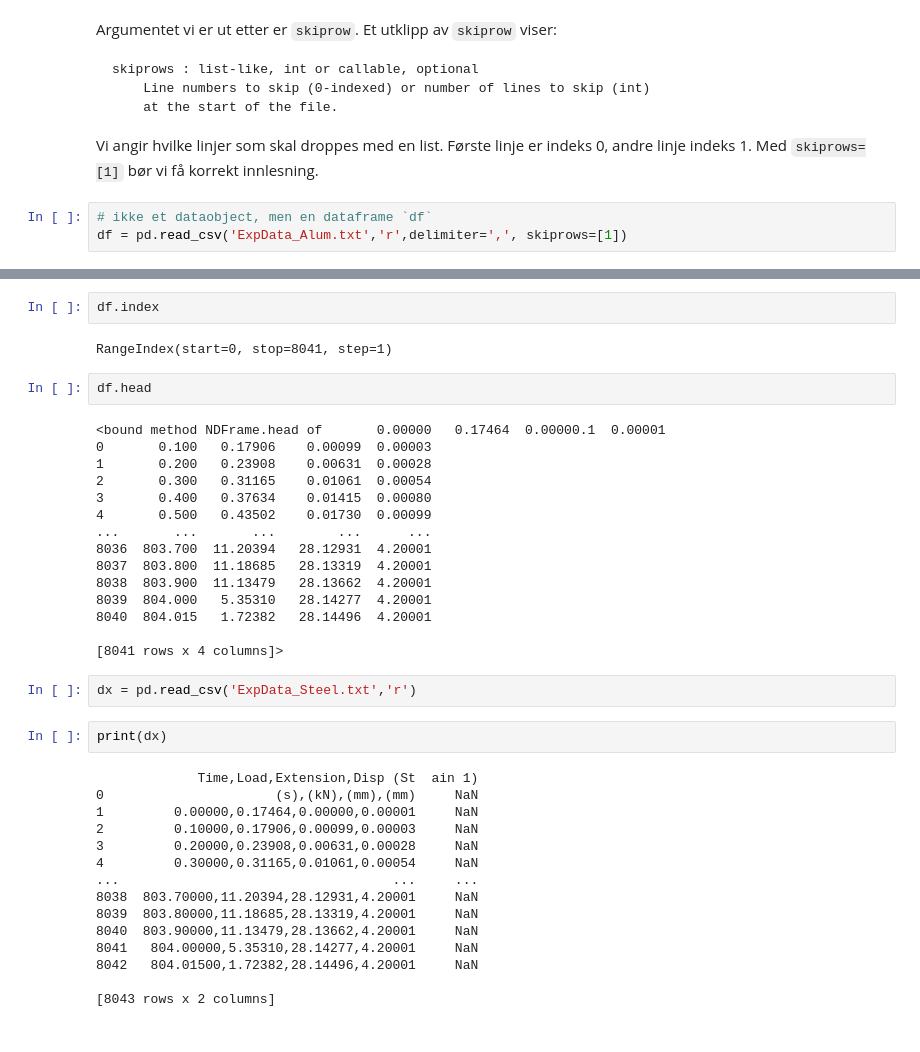
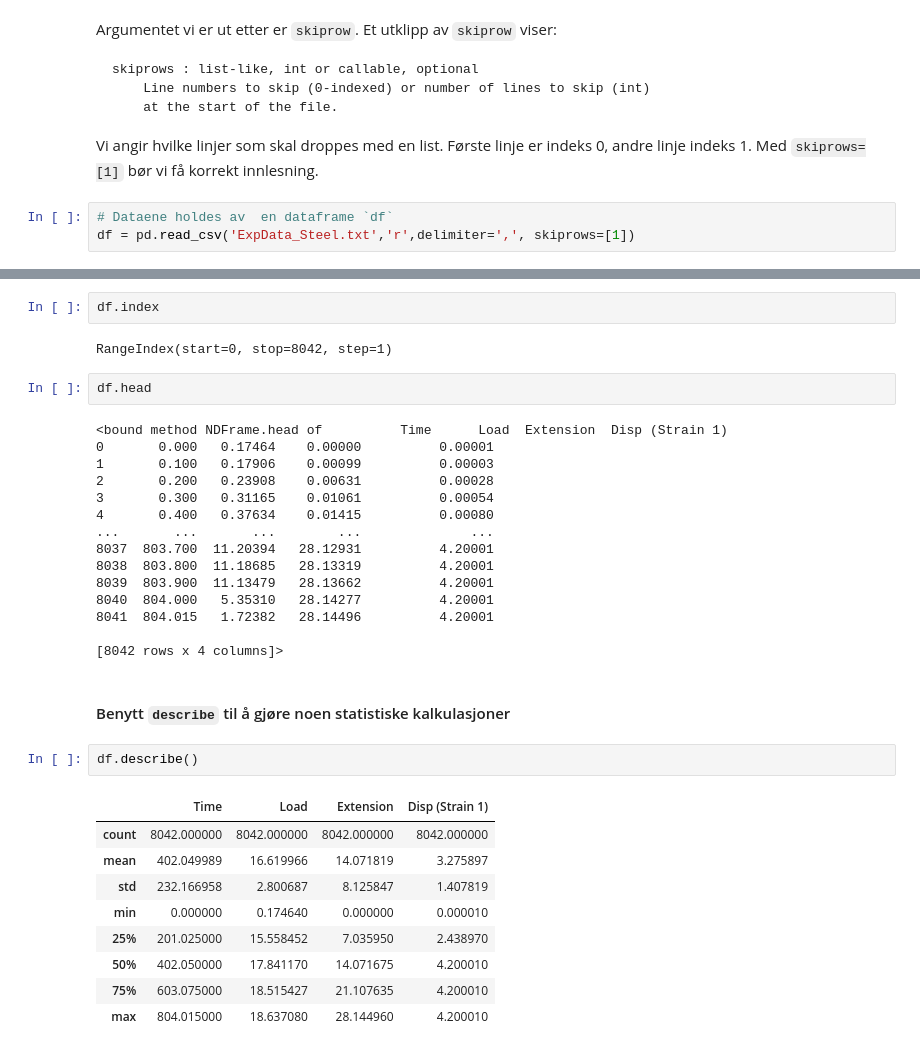
Before and after one commit to blindij/byggfag, a Jupyter notebook: explore/DataLoading.ipynb, the cells around one changed output, grey strips where cells are left out. Drawn from its saved outputs; the diff is of its cells as text.

Commit message:
Show import and data loading.

```diff
--- a/explore/DataLoading.ipynb
+++ b/explore/DataLoading.ipynb
@@ -133,8 +140,8 @@ skiprows : list-like, int or callable, optional
 
 Vi angir hvilke linjer som skal droppes med en list. Første linje er indeks 0, andre linje indeks 1. Med  `skiprows=[1]` bør vi få korrekt innlesning.
 # %%
-# ikke et dataobject, men en dataframe `df`
-df = pd.read_csv('ExpData_Alum.txt','r',delimiter=',', skiprows=[1])
+# Dataene holdes av  en dataframe `df`
+df = pd.read_csv('ExpData_Steel.txt','r',delimiter=',', skiprows=[1])
 # %%
 print(df)
 # %% [output]
@@ -155,40 +162,35 @@ print(df)
 # %%
 df.index
 # %% [output]
-RangeIndex(start=0, stop=8041, step=1)
+RangeIndex(start=0, stop=8042, step=1)
 # %%
 df.head
 # %% [output]
-<bound method NDFrame.head of       0.00000   0.17464  0.00000.1  0.00001
-0       0.100   0.17906    0.00099  0.00003
-1       0.200   0.23908    0.00631  0.00028
-2       0.300   0.31165    0.01061  0.00054
-3       0.400   0.37634    0.01415  0.00080
-4       0.500   0.43502    0.01730  0.00099
-...       ...       ...        ...      ...
-8036  803.700  11.20394   28.12931  4.20001
-8037  803.800  11.18685   28.13319  4.20001
-8038  803.900  11.13479   28.13662  4.20001
-8039  804.000   5.35310   28.14277  4.20001
-8040  804.015   1.72382   28.14496  4.20001
+<bound method NDFrame.head of          Time      Load  Extension  Disp (Strain 1)
+0       0.000   0.17464    0.00000          0.00001
+1       0.100   0.17906    0.00099          0.00003
+2       0.200   0.23908    0.00631          0.00028
+3       0.300   0.31165    0.01061          0.00054
+4       0.400   0.37634    0.01415          0.00080
+...       ...       ...        ...              ...
+8037  803.700  11.20394   28.12931          4.20001
+8038  803.800  11.18685   28.13319          4.20001
+8039  803.900  11.13479   28.13662          4.20001
+8040  804.000   5.35310   28.14277          4.20001
+8041  804.015   1.72382   28.14496          4.20001
 
-[8041 rows x 4 columns]>
+[8042 rows x 4 columns]>
-# %%
-dx = pd.read_csv('ExpData_Steel.txt','r')
-# %%
-print(dx)
-# %% [output]
-             Time,Load,Extension,Disp (St  ain 1)
-0                      (s),(kN),(mm),(mm)     NaN
-1         0.00000,0.17464,0.00000,0.00001     NaN
-2         0.10000,0.17906,0.00099,0.00003     NaN
-3         0.20000,0.23908,0.00631,0.00028     NaN
-4         0.30000,0.31165,0.01061,0.00054     NaN
-...                                   ...     ...
-8038  803.70000,11.20394,28.12931,4.20001     NaN
-8039  803.80000,11.18685,28.13319,4.20001     NaN
-8040  803.90000,11.13479,28.13662,4.20001     NaN
-8041   804.00000,5.35310,28.14277,4.20001     NaN
-8042   804.01500,1.72382,28.14496,4.20001     NaN
-
-[8043 rows x 2 columns]
+# %% [markdown]
+#### Benytt `describe` til å gjøre noen statistiske kalkulasjoner
+# %%
+df.describe()
+# %% [output]
+|  | Time | Load | Extension | Disp (Strain 1) |
+| count | 8042.000000 | 8042.000000 | 8042.000000 | 8042.000000 |
+| mean | 402.049989 | 16.619966 | 14.071819 | 3.275897 |
+| std | 232.166958 | 2.800687 | 8.125847 | 1.407819 |
+| min | 0.000000 | 0.174640 | 0.000000 | 0.000010 |
+| 25% | 201.025000 | 15.558452 | 7.035950 | 2.438970 |
+| 50% | 402.050000 | 17.841170 | 14.071675 | 4.200010 |
+| 75% | 603.075000 | 18.515427 | 21.107635 | 4.200010 |
+| max | 804.015000 | 18.637080 | 28.144960 | 4.200010 |
```
Also changed, not shown: parts of 19 cells of this notebook.
